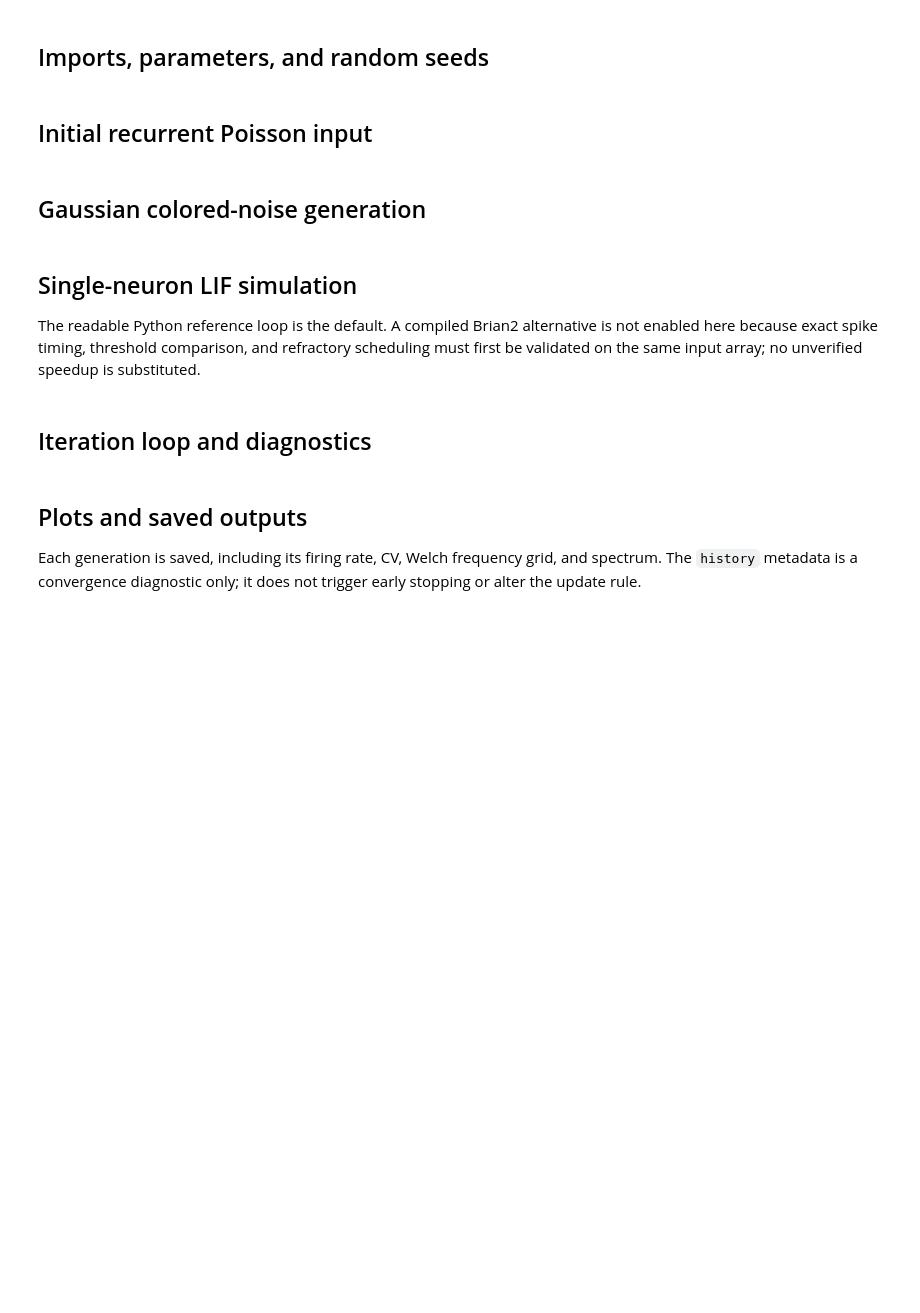
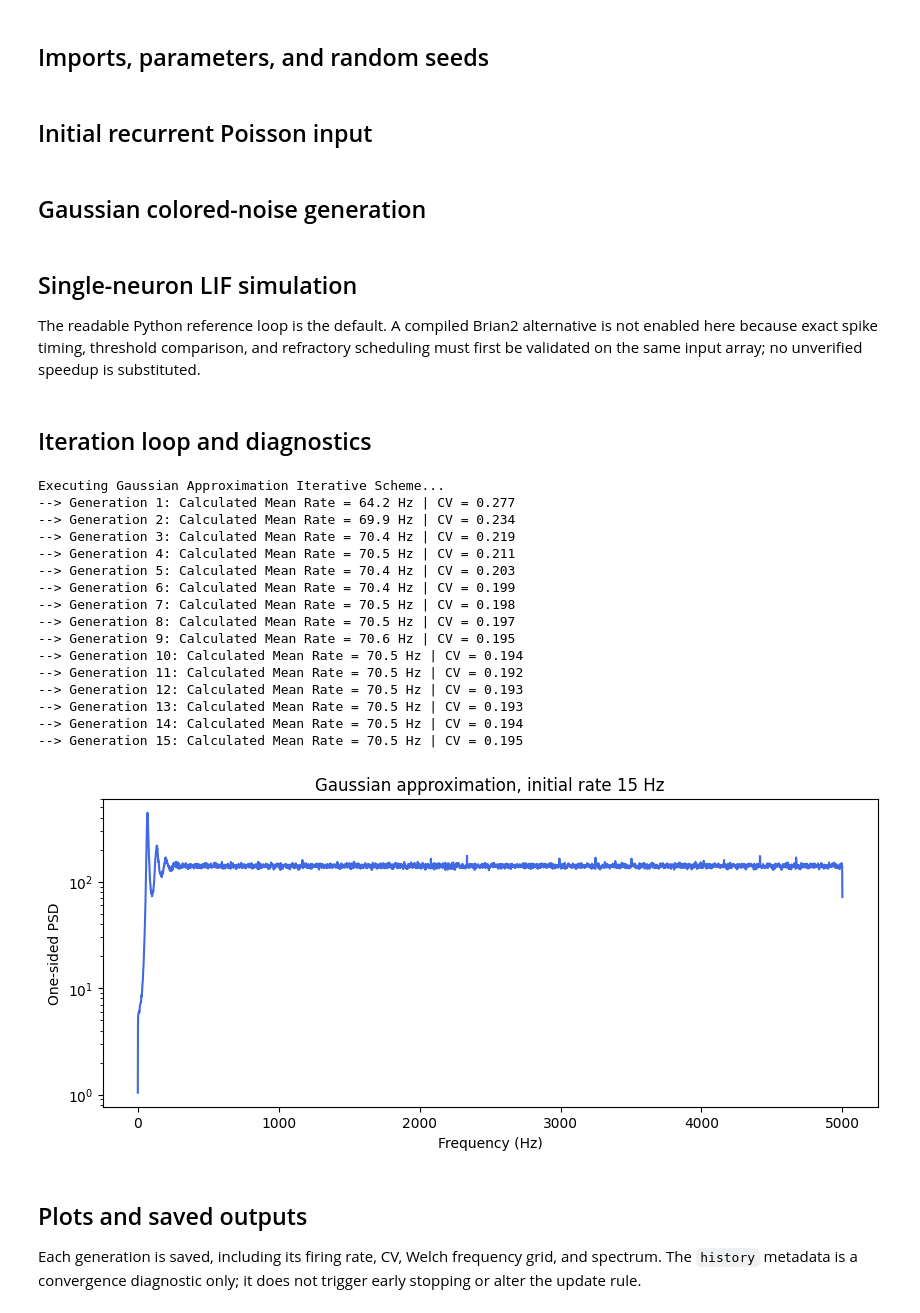
Before and after one commit to rebeccagoodman16-alt/SC_Cortex, a Jupyter notebook: 03_Gaussian_Approximation/Gaussian_Approximation.ipynb, the cells around one changed output. Cells and saved outputs as stored; diff of their text form; code cells hidden in the pictures; blank space fills up the shorter version.

```diff
--- a/03_Gaussian_Approximation/Gaussian_Approximation.ipynb
+++ b/03_Gaussian_Approximation/Gaussian_Approximation.ipynb
@@ -75,10 +73,11 @@ def generate_colored_noise(S_x_prev, f_prev, nu_in):
     coeff = (C_E * J_val**2 + C_I * (g_val * J_val)**2) * tau_val**2
     f_gen = np.fft.rfftfreq(N_steps, d=dt_sec)
     S_eta = coeff * np.interp(f_gen, f_prev, S_x_prev, left=S_x_prev[0], right=S_x_prev[-1])
-    amplitude = np.sqrt(np.maximum(S_eta, 0.0) * N_steps / (2.0 * dt_sec))
+    amp = np.sqrt(np.maximum(S_eta, 0) * N_steps / (2.0 * dt_sec))
     phases = np.random.uniform(0.0, 2.0 * np.pi, len(f_gen))
-    X = amplitude * np.exp(1j * phases)
+    X = amp * np.exp(1j * phases)
     X[0] = 0.0
-    return np.fft.irfft(X, n=N_steps) + mu
+    eta = np.fft.irfft(X, n=N_steps) + mu
+    return eta
 # %% [markdown]
 ## Single-neuron LIF simulation
@@ -85,6 +85,6 @@ def generate_colored_noise(S_x_prev, f_prev, nu_in):
 The readable Python reference loop is the default. A compiled Brian2 alternative is not enabled here because exact spike timing, threshold comparison, and refractory scheduling must first be validated on the same input array; no unverified speedup is substituted.
 # %%
-def simulate_lif_reference(RI_array):
+def simulate_lif_vectorized(RI_array):
     v = vR_val
     ref_steps = 0
     spike_indices = []
@@ -100,50 +100,81 @@ def simulate_lif_reference(RI_array):
                 spike_indices.append(n)
                 v = vR_val
                 ref_steps = ref_limit
-    return np.asarray(spike_indices, dtype=np.int64) * dt_sec
+    return np.array(spike_indices) * dt_sec
 
 def psd_from_spikes(spike_times, nperseg=8192):
     x = np.zeros(N_steps)
-    indices = (spike_times / dt_sec).astype(int)
-    valid = (indices >= 0) & (indices < N_steps)
-    np.add.at(x, indices[valid], 1.0 / dt_sec)
-    return welch(x, fs=1.0/dt_sec, nperseg=min(N_steps, nperseg), window="hann")
+    idx = (spike_times / dt_sec).astype(int)
+    idx = idx[(idx >= 0) & (idx < N_steps)]
+    x[idx] = 1.0 / dt_sec
+    return welch(x, fs=1.0/dt_sec, nperseg=min(N_steps, nperseg), window='hann')
 # %% [markdown]
 ## Iteration loop and diagnostics
 # %%
 def run_generations():
     np.random.seed(SEED)
     rates, cvs, spectra, frequencies, history = [], [], [], [], []
-    previous_spectrum = previous_frequency = None
+    f_cur = S_cur = None
     started = time.perf_counter()
-    for generation in range(1, n_gen + 1):
-        if generation == 1:
-            RI_input = initial_poisson_input(initial_rate_hz)
+    print("Executing Gaussian Approximation Iterative Scheme...")
+    for gen in range(1, n_gen + 1):
+        if gen == 1:
+            exc_spikes = np.random.poisson(C_E * initial_rate_hz * dt_sec, N_steps)
+            inh_spikes = np.random.poisson(C_I * initial_rate_hz * dt_sec, N_steps)
+            RI_input = ((exc_spikes * J_val - inh_spikes * g_val * J_val) / dt_sec) * tau_val + RI_val
         else:
-            RI_input = generate_colored_noise(previous_spectrum, previous_frequency, nu_in)
-        spikes = simulate_lif_reference(RI_input)
-        nu_in = len(spikes) / T_trial
-        frequency, spectrum = psd_from_spikes(spikes)
-        cv = float(np.std(np.diff(spikes)) / np.mean(np.diff(spikes))) if len(spikes) > 1 else np.nan
-        rates.append(nu_in); cvs.append(cv); frequencies.append(frequency); spectra.append(spectrum)
-        history.append({"generation": generation, "rate_hz": nu_in, "cv": cv})
-        previous_frequency, previous_spectrum = frequency, spectrum
-        print(f"Generation {generation}: rate={nu_in:.3f} Hz, CV={cv:.3f}")
+            if average_rate_generations:
+                nu_drive = float(np.mean(rates))
+            else:
+                nu_drive = nu_in
+            RI_input = generate_colored_noise(S_cur, f_cur, nu_drive)
+        sp = simulate_lif_vectorized(RI_input)
+        nu_in = len(sp) / T_trial
+        f_cur, S_cur = psd_from_spikes(sp)
+        if len(sp) > 1:
+            isi = np.diff(sp)
+            cv = np.std(isi) / np.mean(isi)
+        else:
+            cv = np.nan
+        rates.append(nu_in)
+        cvs.append(cv)
+        frequencies.append(f_cur)
+        spectra.append(S_cur)
+        history.append({"generation": gen, "rate_hz": nu_in, "cv": cv, "drive_rate_hz": float(initial_rate_hz if gen == 1 else nu_drive)})
+        print(f"--> Generation {gen}: Calculated Mean Rate = {nu_in:.1f} Hz | CV = {cv:.3f}")
     return rates, cvs, frequencies, spectra, history, time.perf_counter() - started
 
 def save_run(rates, cvs, frequencies, spectra, history, runtime_s):
-    metadata = {"run_id": RUN_ID, "parameters": {"T_trial_s": T_trial, "dt_s": dt_sec, "generations": n_gen, "initial_rate_hz": initial_rate_hz, "N_E": N_E, "N_I": N_I, "C_E": C_E, "C_I": C_I, "tau_s": tau_val, "threshold_V": vT_val, "reset_V": vR_val, "refractory_s": tau_ref_val, "J_V": J_val, "g": g_val, "RI_V": RI_val}, "seed": SEED, "software": {"python": sys.version, "numpy": np.__version__, "scipy": scipy_version, "platform": platform.platform()}, "analysis": {"estimator": "scipy.signal.welch", "window": "hann", "nperseg": 8192, "spectrum": "one-sided PSD"}, "measurement_duration_s": T_trial, "discarded_transient_s": 0.0, "runtime_s": runtime_s, "history": history}
+    metadata = {"run_id": RUN_ID, "paper": {"citation": "Pena et al. (2018), Front Comput Neurosci 12:9", "doi": "10.3389/fncom.2018.00009", "replication_feature": "rate averaging across completed generations (Eq. 11)"}, "parameters": {"T_trial_s": T_trial, "dt_s": dt_sec, "generations": n_gen, "initial_rate_hz": initial_rate_hz, "average_rate_generations": average_rate_generations, "N_E": N_E, "N_I": N_I, "C_E": C_E, "C_I": C_I, "tau_s": tau_val, "threshold_V": vT_val, "reset_V": vR_val, "refractory_s": tau_ref_val, "J_V": J_val, "g": g_val, "RI_V": RI_val}, "seed": SEED, "software": {"python": sys.version, "numpy": np.__version__, "scipy": scipy_version, "platform": platform.platform()}, "analysis": {"estimator": "scipy.signal.welch", "window": "hann", "nperseg": 8192, "spectrum": "one-sided PSD"}, "measurement_duration_s": T_trial, "discarded_transient_s": 0.0, "runtime_s": runtime_s, "history": history}
     np.savez_compressed(RESULTS / f"{RUN_ID}.npz", rates_hz=np.asarray(rates), cvs=np.asarray(cvs), frequencies_hz=np.asarray(frequencies), spectra=np.asarray(spectra))
     (RESULTS / f"{RUN_ID}.json").write_text(json.dumps(metadata, indent=2))
 
 if RUN_SIMULATION:
     rates, cvs, frequencies, spectra, history, runtime_s = run_generations()
     fig, ax = plt.subplots(figsize=(10, 4)); ax.semilogy(frequencies[-1], spectra[-1], color="royalblue")
     ax.set(xlabel="Frequency (Hz)", ylabel="One-sided PSD", title=f"Gaussian approximation, initial rate {initial_rate_hz:g} Hz")
     if SAVE_FIGURES: fig.savefig(FIGURES / f"{RUN_ID}.png", dpi=150)
     plt.show(); save_run(rates, cvs, frequencies, spectra, history, runtime_s)
 else:
     print("Simulation disabled. Set RUN_SIMULATION = True for the 500-second iteration.")
+# %% [output]
+Executing Gaussian Approximation Iterative Scheme...
+--> Generation 1: Calculated Mean Rate = 64.2 Hz | CV = 0.277
+--> Generation 2: Calculated Mean Rate = 69.9 Hz | CV = 0.234
+--> Generation 3: Calculated Mean Rate = 70.4 Hz | CV = 0.219
+--> Generation 4: Calculated Mean Rate = 70.5 Hz | CV = 0.211
+--> Generation 5: Calculated Mean Rate = 70.4 Hz | CV = 0.203
+--> Generation 6: Calculated Mean Rate = 70.4 Hz | CV = 0.199
+--> Generation 7: Calculated Mean Rate = 70.5 Hz | CV = 0.198
+--> Generation 8: Calculated Mean Rate = 70.5 Hz | CV = 0.197
+--> Generation 9: Calculated Mean Rate = 70.6 Hz | CV = 0.195
+--> Generation 10: Calculated Mean Rate = 70.5 Hz | CV = 0.194
+--> Generation 11: Calculated Mean Rate = 70.5 Hz | CV = 0.192
+--> Generation 12: Calculated Mean Rate = 70.5 Hz | CV = 0.193
+--> Generation 13: Calculated Mean Rate = 70.5 Hz | CV = 0.193
+--> Generation 14: Calculated Mean Rate = 70.5 Hz | CV = 0.194
+--> Generation 15: Calculated Mean Rate = 70.5 Hz | CV = 0.195
+[figure, added]
 # %% [markdown]
 ## Plots and saved outputs
 
```
Also changed, not shown: parts of 4 cells of this notebook, 12 other files.
